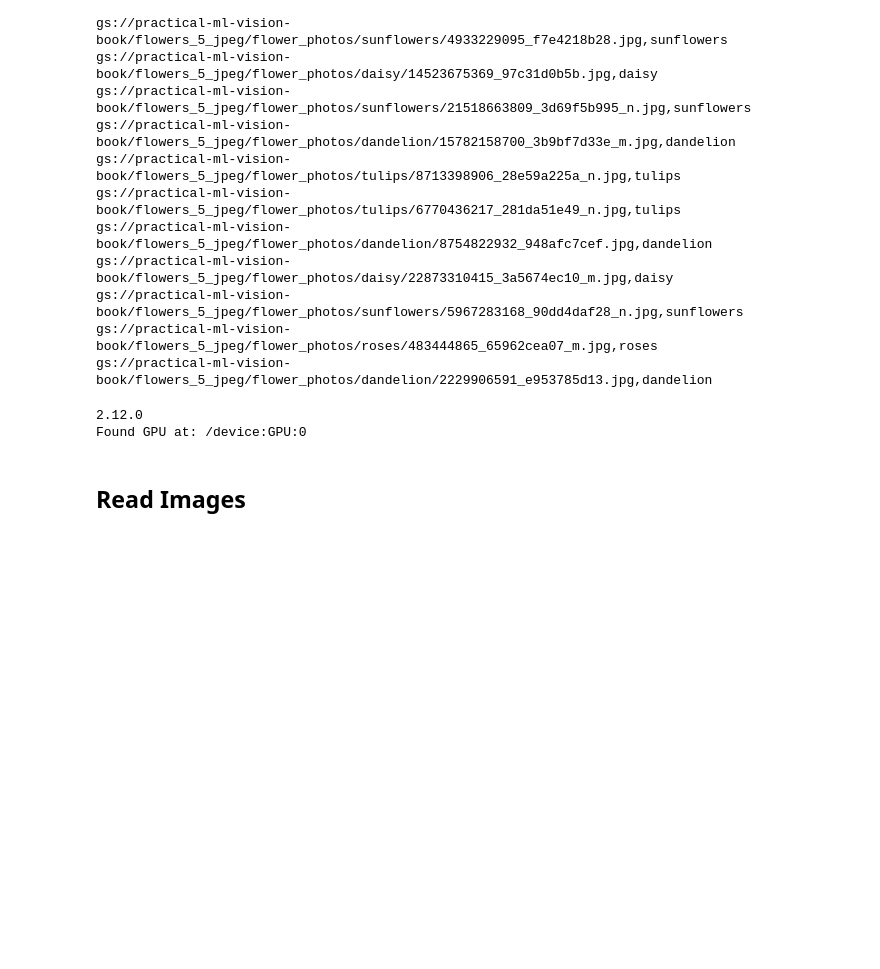
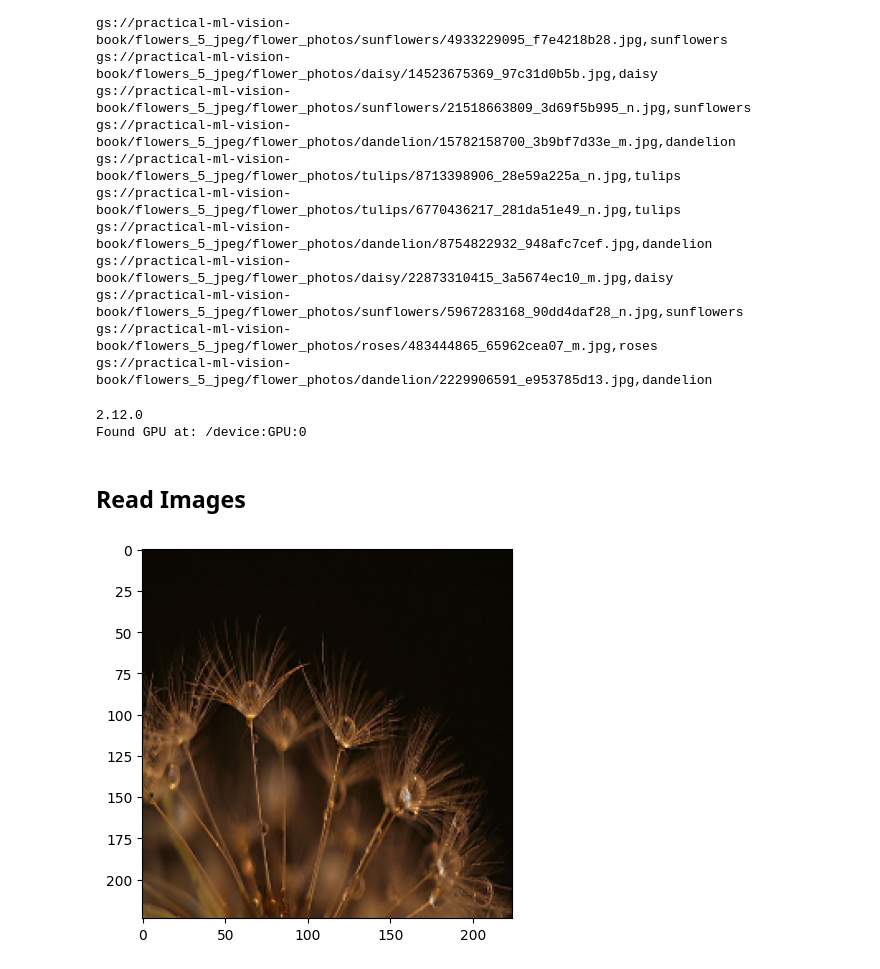
Before and after one commit to Ramseths/computervision_lm, a Jupyter notebook: linear_model.ipynb, the cells around one changed output. Drawn from its saved outputs; the diff is of its cells as text; code cells hidden in the pictures; blank space fills up the shorter version.

Commit message:
dandelion images add show image function add dandelion images add function to visualize dandelion images

```diff
--- a/linear_model.ipynb
+++ b/linear_model.ipynb
@@ -55,3 +55,13 @@ def read_and_decode(filename, reshape_dims):
   img = tf.image.convert_image_dtype(img, tf.float32)
   # Resize the image to the desired size, example: tf.image.resize(img, [256, 128])
   return tf.image.resize(img, reshape_dims)
+# %%
+def show_image(filename):
+  # Read and decode img
+  img = read_and_decode(filename, [IMG_HEIGHT, IMG_WIDTH])
+  # Convert TF to numpy and show image
+  plt.imshow(img.numpy())
+
+show_image("gs://practical-ml-vision-book/flowers_5_jpeg/flower_photos/dandelion/284497199_93a01f48f6.jpg")
+# %% [output]
+[figure, added]
```
Also changed, not shown: parts of 2 cells of this notebook.
